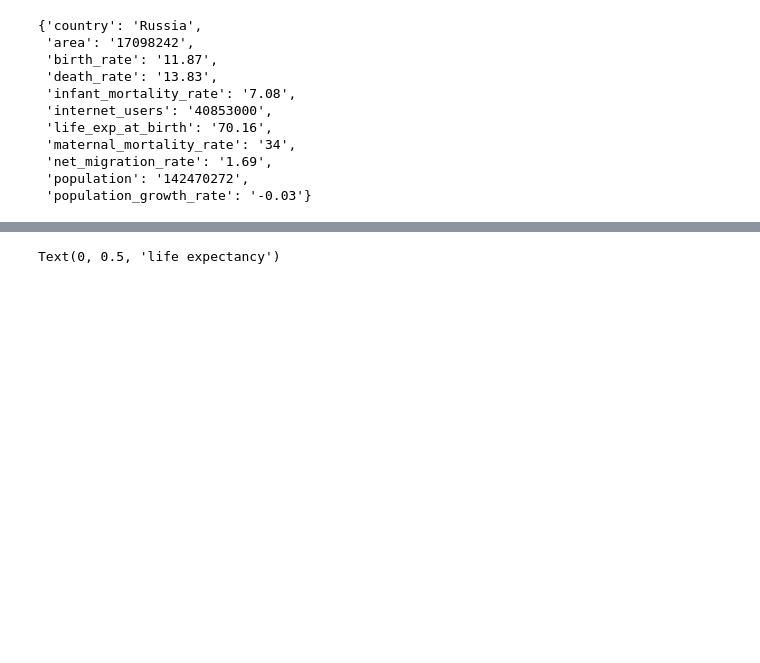
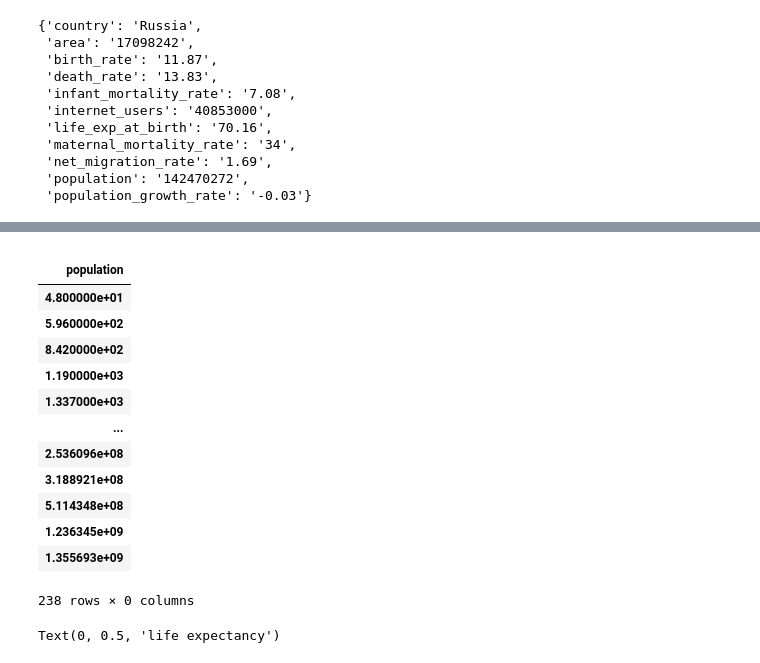
Before and after one commit to Masi26/cs103a-cpa01, a Jupyter notebook: cpa.ipynb, the cells around one changed output, grey strips where cells are left out. Cells and saved outputs as stored; diff of their text form; code cells hidden in the pictures; blank space fills up the shorter version.

```diff
--- a/cpa.ipynb
+++ b/cpa.ipynb
@@ -5,0 +7,2 @@ import matplotlib.pyplot as plt
+# %%
+data = pd.read_csv("data/cia_factbook.csv")
@@ -38,3 +100,20 @@ print(len(internet), len(exp),len(mig),len(pop))
+# %%
+data[['population','country']].groupby('population').mean()
+# %% [output]
+|  |
+| population |
+| 4.800000e+01 |
+| 5.960000e+02 |
+| 8.420000e+02 |
+| 1.190000e+03 |
+| 1.337000e+03 |
+| ... |
+| 2.536096e+08 |
+| 3.188921e+08 |
+| 5.114348e+08 |
+| 1.236345e+09 |
+| 1.355693e+09 |
+238 rows × 0 columns
 # %%
 plt.scatter(internet,exp)
 plt.xlabel('internet')
```
Also changed, not shown: parts of 7 cells of this notebook.
